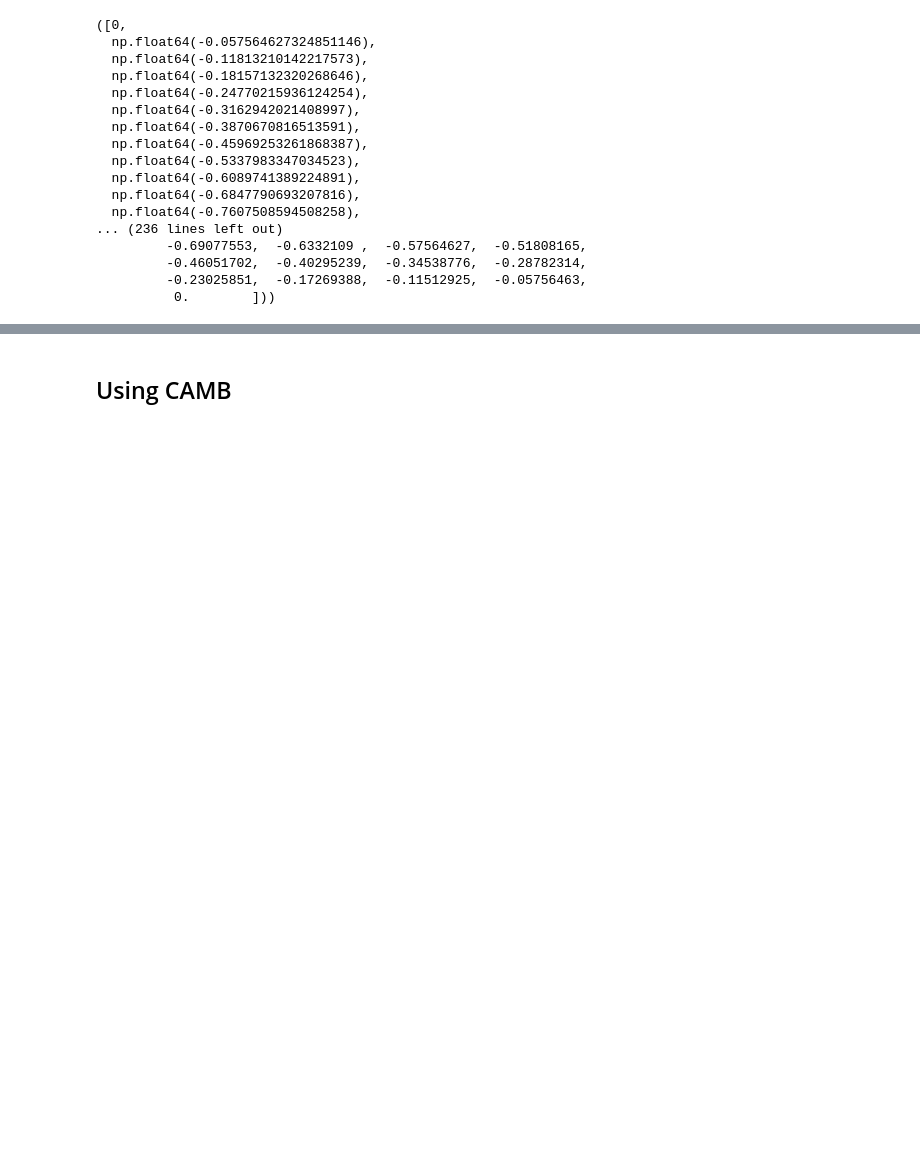
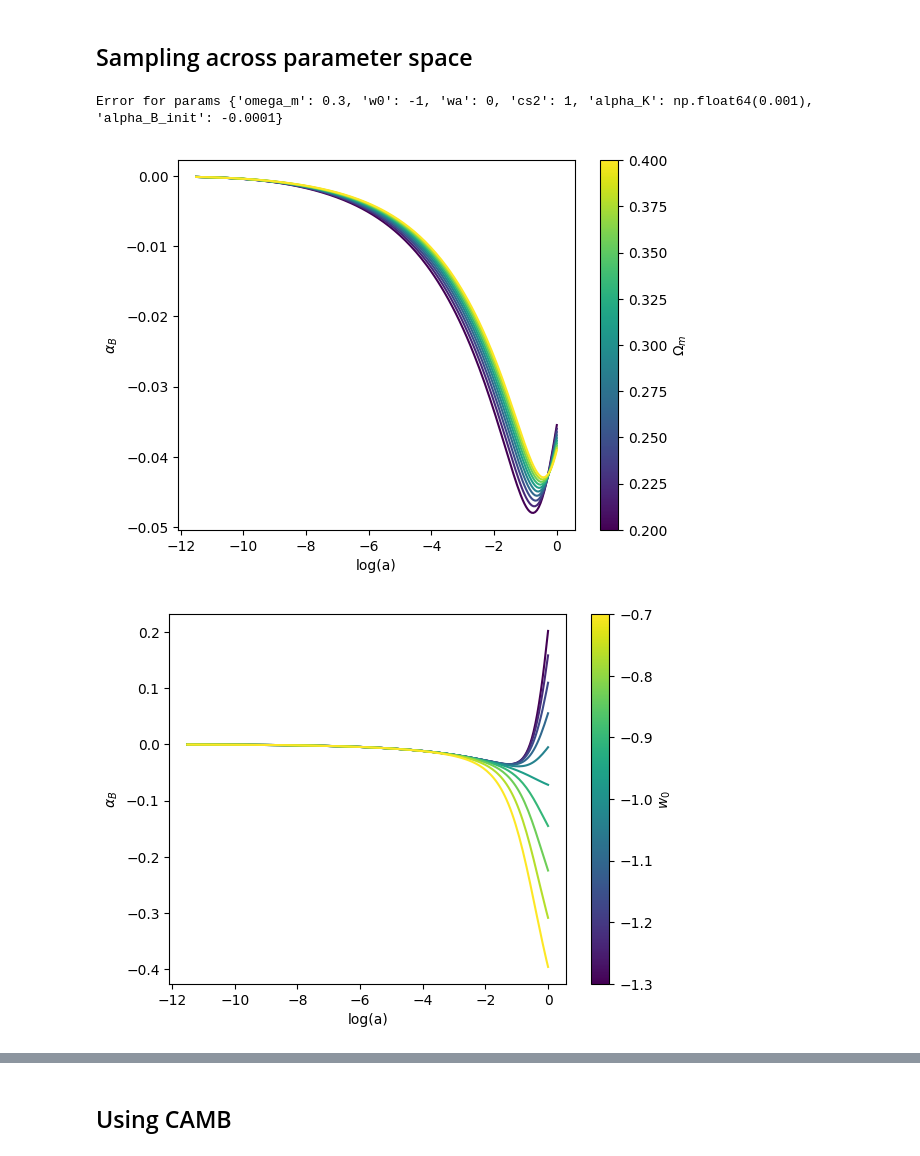
Before and after one commit to joaoreboucas1/cs2-project, a Jupyter notebook: analysis/cs2_alpha_b.ipynb, the cells around one changed output, grey strips where cells are left out. Cells and saved outputs as stored; diff of their text form; code cells hidden in the pictures; blank space fills up the shorter version.

```diff
--- a/analysis/cs2_alpha_b.ipynb
+++ b/analysis/cs2_alpha_b.ipynb
@@ -120,20 +135,46 @@ plt.savefig("if_life_was_simple.pdf")
-# %%
-solve_alpha_B(alpha_K=-10, cs2=0.1, omega_m=0.3, omega_r=2.5e-5, w0=-0.7, wa=-0.5, method="euler", alpha_B_init=0)
-# %% [output]
-([0,
-  np.float64(-0.057564627324851146),
-  np.float64(-0.11813210142217573),
-  np.float64(-0.18157132320268646),
-  np.float64(-0.24770215936124254),
-  np.float64(-0.3162942021408997),
-  np.float64(-0.3870670816513591),
-  np.float64(-0.45969253261868387),
-  np.float64(-0.5337983347034523),
-  np.float64(-0.6089741389224891),
-  np.float64(-0.6847790693207816),
-  np.float64(-0.7607508594508258),
-... (236 lines left out)
-         -0.69077553,  -0.6332109 ,  -0.57564627,  -0.51808165,
-         -0.46051702,  -0.40295239,  -0.34538776,  -0.28782314,
-         -0.23025851,  -0.17269388,  -0.11512925,  -0.05756463,
-          0.        ]))
+# %% [markdown]
+## Sampling across parameter space
+# %%
+grids = {
+    "omega_m": np.linspace(0.2, 0.4, 10),
+    "w0"     : np.linspace(-1.3, -0.7, 10),
+    "wa"     : np.linspace(-2, 2, 10),
+    "cs2"    : np.linspace(0, 2, 10),
+    "alpha_K": np.linspace(-1, 0.001, 10),
+}
+
+param_name_latex = {
+    "omega_m": "$\\Omega_m$",
+    "w0"     : "$w_0$",
+    "wa"     : "$w_a$",
+    "cs2"    : "$c_s^2$",
+    "alpha_K": "$\\alpha_K$",
+}
+
+cmap = plt.get_cmap('viridis')
+
+for param_name in grids.keys():
+    fig, ax = plt.subplots()
+    params = reference_cosmo.copy()
+    norm = mpl.colors.Normalize(vmin=grids[param_name][0], vmax=grids[param_name][-1])
+    for param_value in grids[param_name]:
+        params[param_name] = param_value
+        alpha_B, loga = solve_alpha_B(**params, method="euler")
+        if np.any(alpha_B > 10) or np.any(alpha_B < -10):
+            print(f"Error for params {params}")
+            continue
+        color = cmap(norm(param_value))
+        plt.plot(loga, alpha_B, color=color)
+    plt.xlabel("log(a)")
+    plt.ylabel("$\\alpha_B$")
+    # Create a ScalarMappable for the colorbar (no data required)
+    sm = mpl.cm.ScalarMappable(cmap=cmap, norm=norm)
+    sm.set_array([])  # for colorbar compatibility
+
+    cbar = fig.colorbar(sm, ax=ax)
+    cbar.set_label(param_name_latex[param_name])
+    plt.savefig(f"plots/alpha_B_solutions/{param_name}_scan.pdf")
+# %% [output]
+Error for params {'omega_m': 0.3, 'w0': -1, 'wa': 0, 'cs2': 1, 'alpha_K': np.float64(0.001), 'alpha_B_init': -0.0001}
+[figure, added]
+[figure, added]
```
Also changed, not shown: parts of 8 cells of this notebook, 5 other files.
